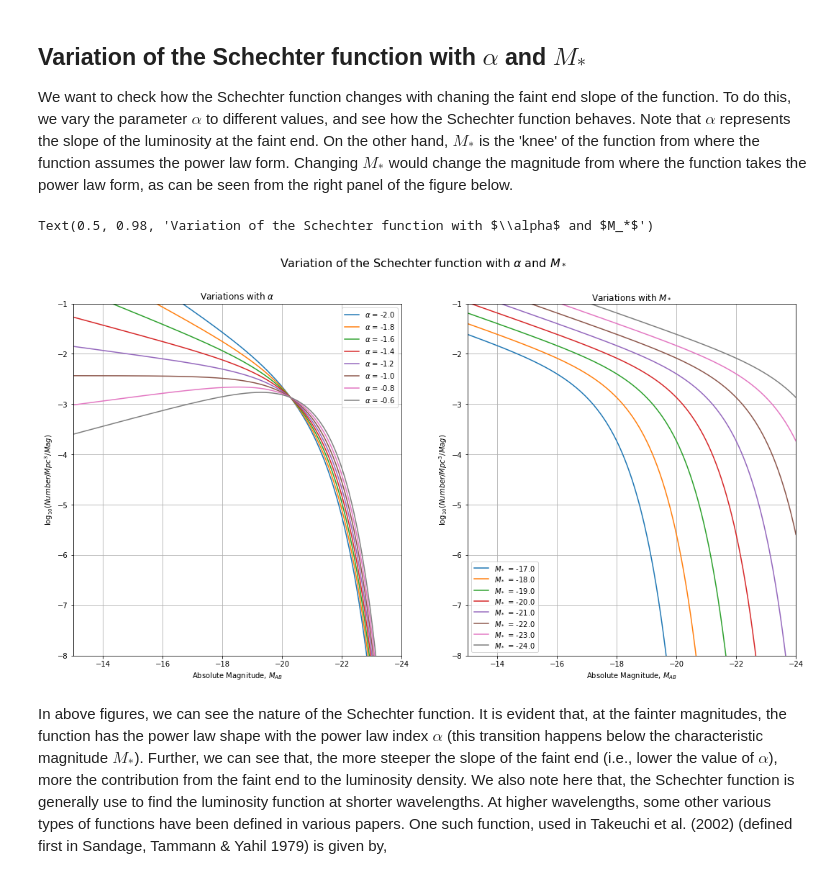
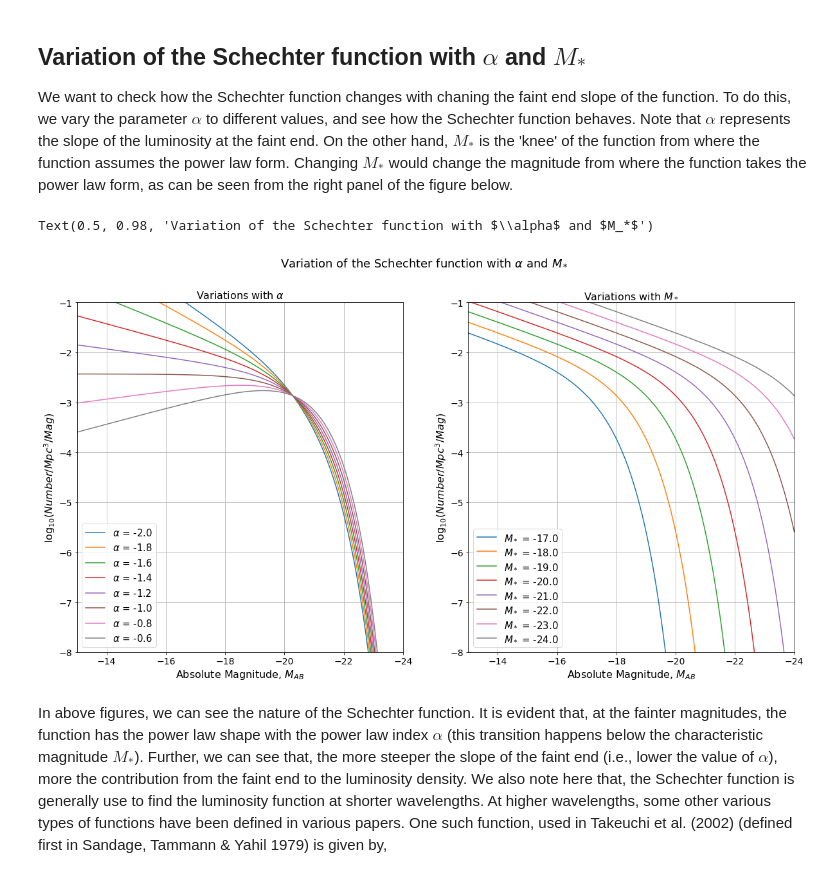
Before and after one commit to Jayshil/csfrd, a Jupyter notebook: Results/res.ipynb, the cells around one changed output. Cells and saved outputs as stored; diff of their text form; code cells hidden in the pictures.

Commit message:
Other figures updated

```diff
--- a/Results/res.ipynb
+++ b/Results/res.ipynb
@@ -51,38 +51,42 @@ We want to check how the Schechter function changes with chaning the faint end s
 # %%
 als2 = np.array([-2.0, -1.8, -1.6, -1.4, -1.2, -1.0, -0.8, -0.6])
 mst2 = np.array([-17., -18., -19., -20., -21., -22., -23., -24.])
 
 fig, (ax0, ax1) = plt.subplots(nrows=1, ncols=2,
-                                    figsize=(18, 9))
+                                    figsize=(20, 10))
 
 for j in range(len(als2)):
     nos2 = utl.schechter_mag(mags, m1=mst, alpha=als2[j], phi1=pst)
     nos3 = np.log10(nos2)
     ax0.plot(mags, nos3, label=r'$\alpha$ = ' + str(als2[j]))
     nos4 = utl.schechter_mag(mags, m1=mst2[j], alpha=alp, phi1=pst)
     nos5 = np.log10(nos4)
     ax1.plot(mags, nos5, label=r'$M_*$ = ' + str(mst2[j]))
 
-ax0.set_xlabel(r'Absolute Magnitude, $M_{AB}$')
-ax0.set_ylabel(r'$\log_{10} (Number/Mpc^3/Mag)$')
-ax0.set_title(r'Variations with $\alpha$')
+ax0.set_xlabel(r'Absolute Magnitude, $M_{AB}$', fontsize=16)
+ax0.set_ylabel(r'$\log_{10} (Number/Mpc^3/Mag)$', fontsize=16)
+ax0.set_title(r'Variations with $\alpha$', fontsize=16)
 ax0.set_xlim([np.max(mags), np.min(mags)])
 ax0.set_ylim([-8, -1])
-ax0.legend(loc='best')
+ax0.legend(loc='best', fontsize=15)
+plt.setp(ax0.get_xticklabels(), fontsize=14)
+plt.setp(ax0.get_yticklabels(), fontsize=14)
 ax0.grid()
 
-ax1.set_xlabel(r'Absolute Magnitude, $M_{AB}$')
-ax1.set_ylabel(r'$\log_{10} (Number/Mpc^3/Mag)$')
-ax1.set_title(r'Variations with $M_*$')
+ax1.set_xlabel(r'Absolute Magnitude, $M_{AB}$', fontsize=16)
+ax1.set_ylabel(r'$\log_{10} (Number/Mpc^3/Mag)$', fontsize=16)
+ax1.set_title(r'Variations with $M_*$', fontsize=16)
 ax1.set_xlim([np.max(mags), np.min(mags)])
 ax1.set_ylim([-8, -1])
-ax1.legend(loc='best')
+ax1.legend(loc='best', fontsize=15)
+plt.setp(ax1.get_xticklabels(), fontsize=14)
+plt.setp(ax1.get_yticklabels(), fontsize=14)
 ax1.grid()
 
-fig.suptitle(r'Variation of the Schechter function with $\alpha$ and $M_*$', fontsize=16)
+fig.suptitle(r'Variation of the Schechter function with $\alpha$ and $M_*$', fontsize=18)
 # %% [output]
 Text(0.5, 0.98, 'Variation of the Schechter function with $\\alpha$ and $M_*$')
-[figure, old version]
+[figure, new version]
 # %% [markdown]
 In above figures, we can see the nature of the Schechter function. It is evident that, at the fainter magnitudes, the function has the power law shape with the power law index $\alpha$ (this transition happens below the characteristic magnitude $M_*$). Further, we can see that, the more steeper the slope of the faint end (i.e., lower the value of $\alpha$), more the contribution from the faint end to the luminosity density. We also note here that, the Schechter function is generally use to find the luminosity function at shorter wavelengths. At higher wavelengths, some other various types of functions have been defined in various papers. One such function, used in Takeuchi et al. (2002) (defined first in Sandage, Tammann & Yahil 1979) is given by,
 
```
Also changed, not shown: parts of 2 cells of this notebook.
